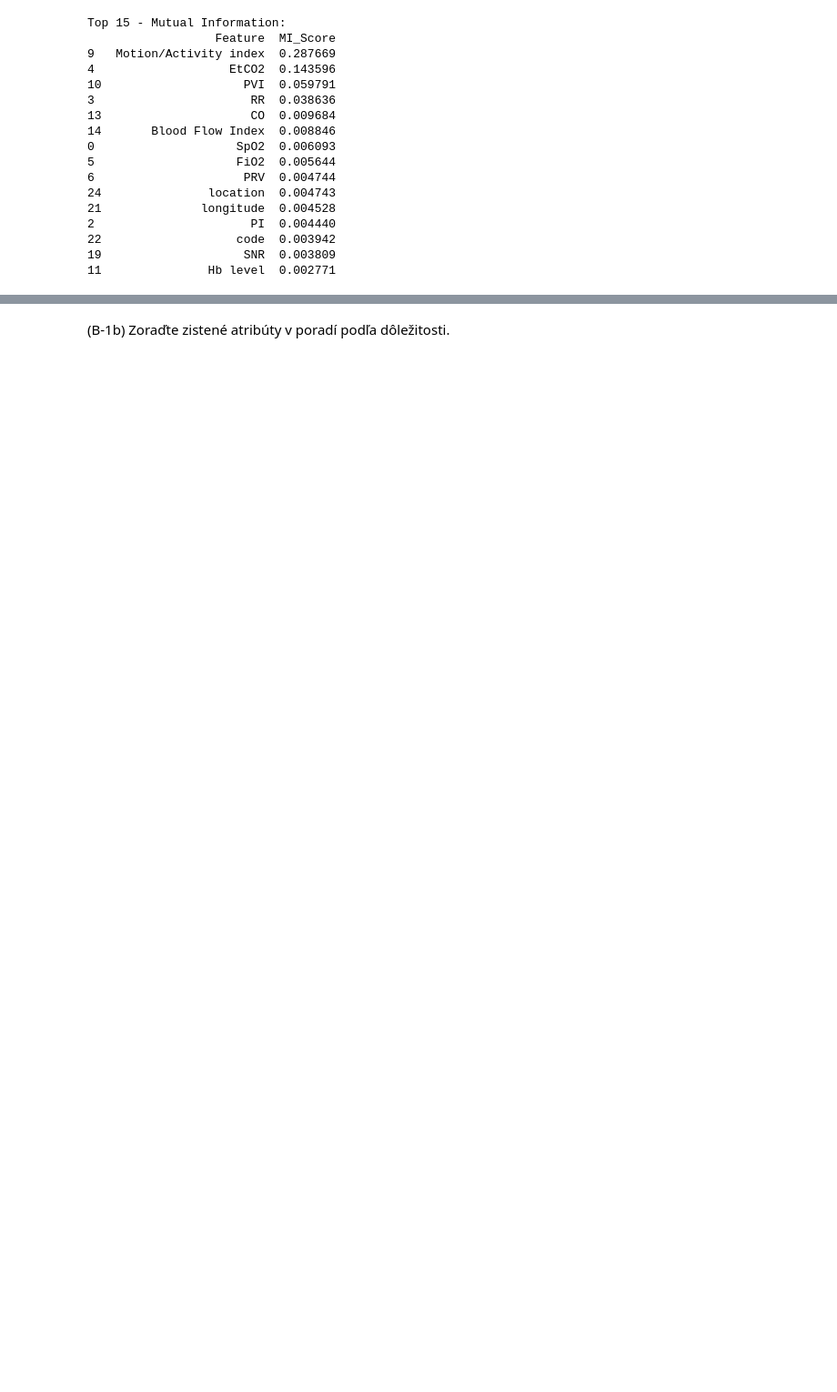
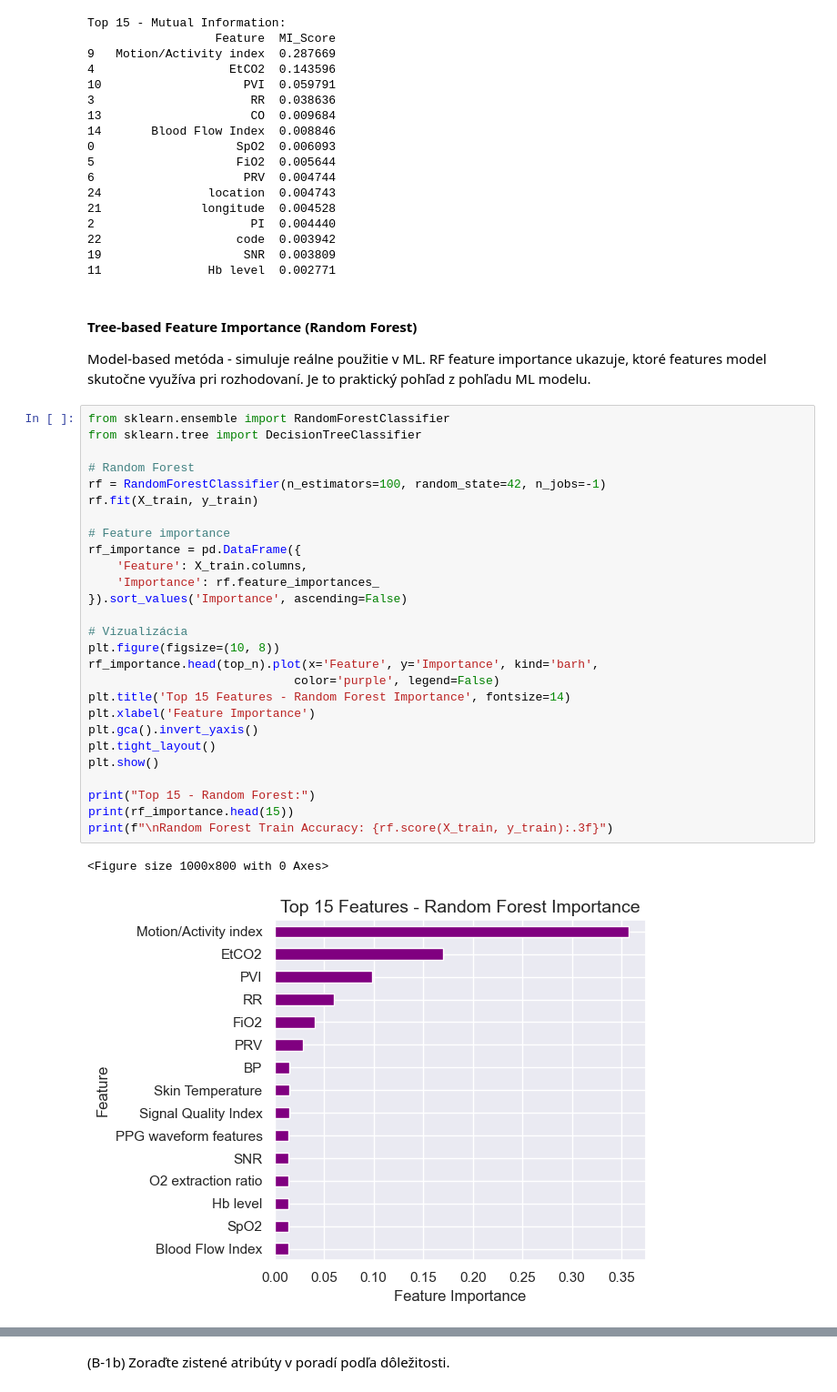
Before and after one commit to johannatilesova/IAU-project, a Jupyter notebook: phase2_Tilesova_Pecenka.ipynb, the cells around one changed output, grey strips where cells are left out. Shown at 91% size. Drawn from its saved outputs; the diff is of its cells as text; blank space fills up the shorter version.

Commit message:
2.2 Random Forest, RFE, porovnanie metód + top 10 feature

```diff
--- a/phase2_Tilesova_Pecenka.ipynb
+++ b/phase2_Tilesova_Pecenka.ipynb
@@ -594,3 +598,36 @@ Top 15 - Mutual Information:
 22                   code  0.003942
 19                    SNR  0.003809
 11               Hb level  0.002771
+# %% [markdown]
+#### Tree-based Feature Importance (Random Forest)
+Model-based metóda - simuluje reálne použitie v ML. RF feature importance ukazuje, ktoré features model skutočne využíva pri rozhodovaní. Je to praktický pohľad z pohľadu ML modelu.
+# %%
+from sklearn.ensemble import RandomForestClassifier
+from sklearn.tree import DecisionTreeClassifier
+
+# Random Forest
+rf = RandomForestClassifier(n_estimators=100, random_state=42, n_jobs=-1)
+rf.fit(X_train, y_train)
+
+# Feature importance
+rf_importance = pd.DataFrame({
+    'Feature': X_train.columns,
+    'Importance': rf.feature_importances_
+}).sort_values('Importance', ascending=False)
+
+# Vizualizácia
+plt.figure(figsize=(10, 8))
+rf_importance.head(top_n).plot(x='Feature', y='Importance', kind='barh',
+                             color='purple', legend=False)
+plt.title('Top 15 Features - Random Forest Importance', fontsize=14)
+plt.xlabel('Feature Importance')
+plt.gca().invert_yaxis()
+plt.tight_layout()
+plt.show()
+
+print("Top 15 - Random Forest:")
+print(rf_importance.head(15))
+print(f"\nRandom Forest Train Accuracy: {rf.score(X_train, y_train):.3f}")
+# %% [output]
+<Figure size 1000x800 with 0 Axes>
+[figure, added]
```
Also changed, not shown: parts of 11 cells of this notebook.
